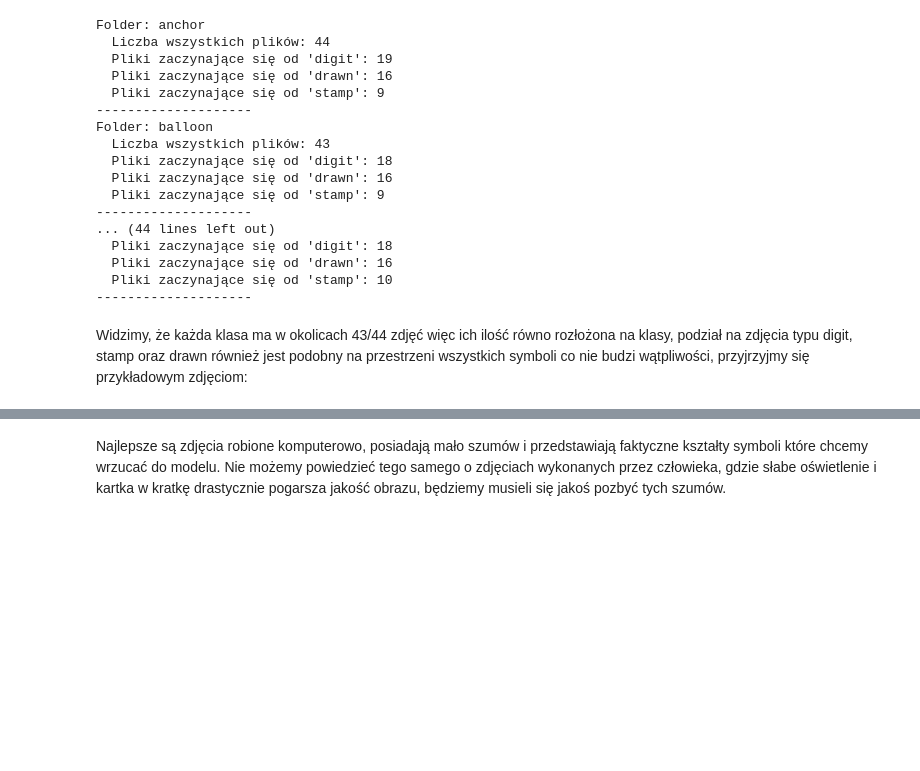
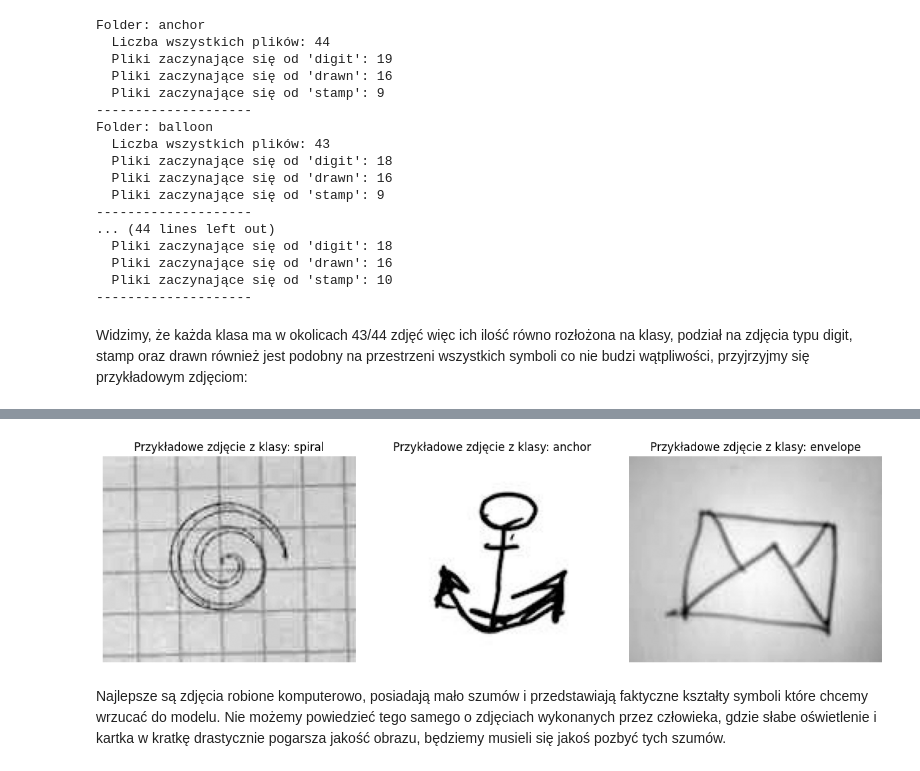
Before and after one commit to Piotr-Wojdas/Solvro-rekrutacja, a Jupyter notebook: model - prezentacja.ipynb, the cells around one changed output, grey strips where cells are left out. Saved outputs shown, nothing was run; the diff lists cells and outputs as text; code cells hidden in the pictures; blank space fills up the shorter version.

```diff
--- a/model - prezentacja.ipynb
+++ b/model - prezentacja.ipynb
@@ -60,3 +56,28 @@ Widzimy, że każda klasa ma w okolicach 43/44 zdjęć więc ich ilość równo
+# %%
+import matplotlib.pyplot as plt
+from PIL import Image
+# wyświetlanie przykładowych obrazów z  datasetu
+# Ścieżki do obrazów
+image_paths = [
+    'dataset/spiral/stamp05.jpg',
+    'dataset/anchor/digit04.jpg',
+    'dataset/envelope/drawn02.jpg'
+]
+
+# Tworzenie figury i osi
+fig, axs = plt.subplots(1, 3, figsize=(12, 4))
+
+# Wyświetlanie każdego obrazu
+for i, img_path in enumerate(image_paths):
+    img = Image.open(img_path).convert('L')
+    axs[i].imshow(img, cmap='gray')
+    axs[i].axis('off')
+    axs[i].set_title(f'Przykładowe zdjęcie z klasy: {img_path.split("/")[1]}')
+
+plt.tight_layout()
+plt.show()
+# %% [output]
+[figure, added]
 # %% [markdown]
  Najlepsze są zdjęcia robione komputerowo, posiadają mało szumów i przedstawiają faktyczne kształty symboli które chcemy wrzucać do modelu. Nie możemy powiedzieć tego samego o zdjęciach wykonanych przez człowieka, gdzie słabe oświetlenie i kartka w kratkę drastycznie pogarsza jakość obrazu, będziemy musieli się jakoś pozbyć tych szumów.
 # %% [markdown]
```
Also changed, not shown: parts of 3 cells of this notebook, 1 other file.
